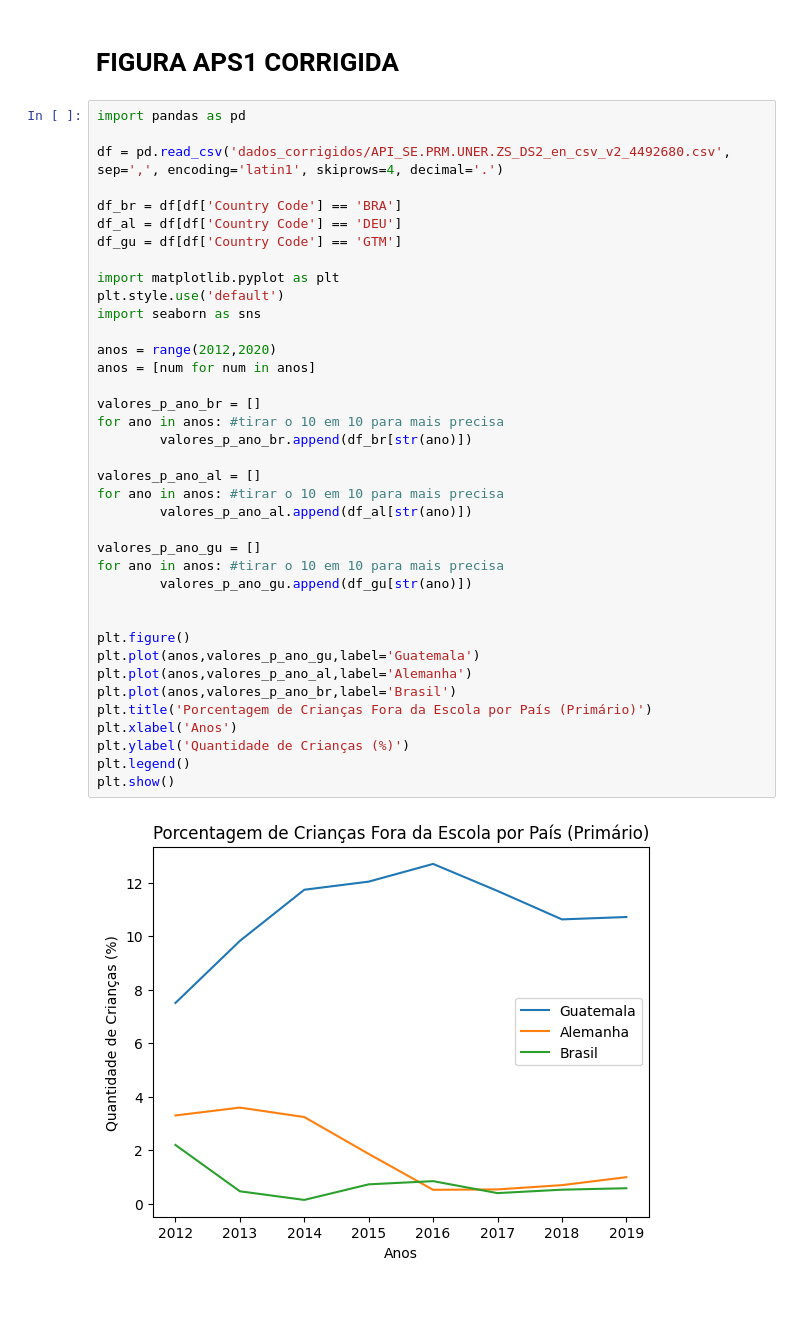
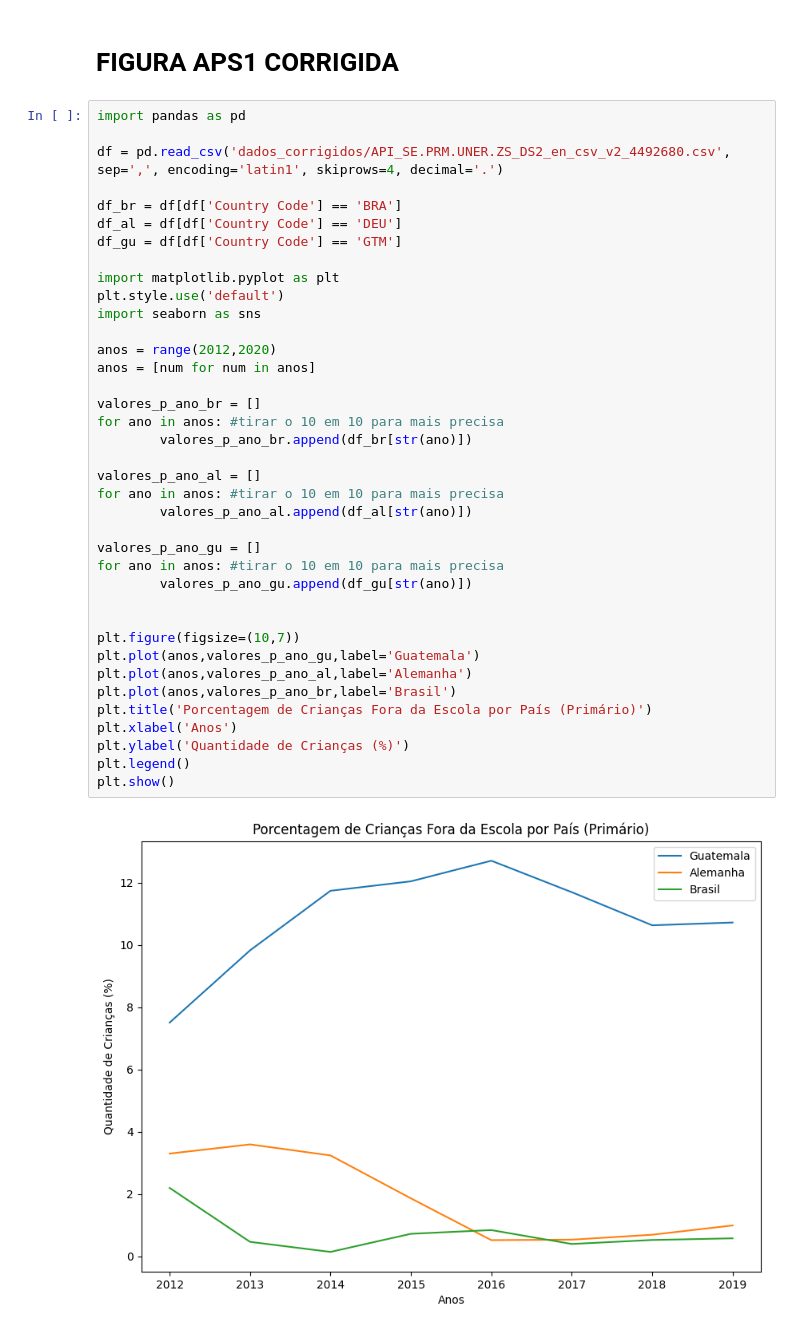
Before and after one commit to PedroPertusi/APS-CDADOS-PEDRO-ALEXANDRE, a Jupyter notebook: APS2.ipynb, the cells around one changed output. Saved outputs shown, nothing was run; the diff lists cells and outputs as text; blank space fills up the shorter version.

```diff
--- a/APS2.ipynb
+++ b/APS2.ipynb
@@ -32,35 +32,35 @@ df_gu = df[df['Country Code'] == 'GTM']
 
 import matplotlib.pyplot as plt
 plt.style.use('default')
 import seaborn as sns
 
 anos = range(2012,2020)
 anos = [num for num in anos]
 
 valores_p_ano_br = []
 for ano in anos: #tirar o 10 em 10 para mais precisa
         valores_p_ano_br.append(df_br[str(ano)])
 
 valores_p_ano_al = []
 for ano in anos: #tirar o 10 em 10 para mais precisa
         valores_p_ano_al.append(df_al[str(ano)])
 
 valores_p_ano_gu = []
 for ano in anos: #tirar o 10 em 10 para mais precisa
         valores_p_ano_gu.append(df_gu[str(ano)])
 
 
-plt.figure()
+plt.figure(figsize=(10,7))
 plt.plot(anos,valores_p_ano_gu,label='Guatemala')
 plt.plot(anos,valores_p_ano_al,label='Alemanha')
 plt.plot(anos,valores_p_ano_br,label='Brasil')
 plt.title('Porcentagem de Crianças Fora da Escola por País (Primário)')
 plt.xlabel('Anos')
 plt.ylabel('Quantidade de Crianças (%)')
 plt.legend()
 plt.show()
 # %% [output]
-[figure, old version]
+[figure, new version]
 # %%
 import pandas as pd
 
```
Also changed, not shown: parts of 11 cells of this notebook.
